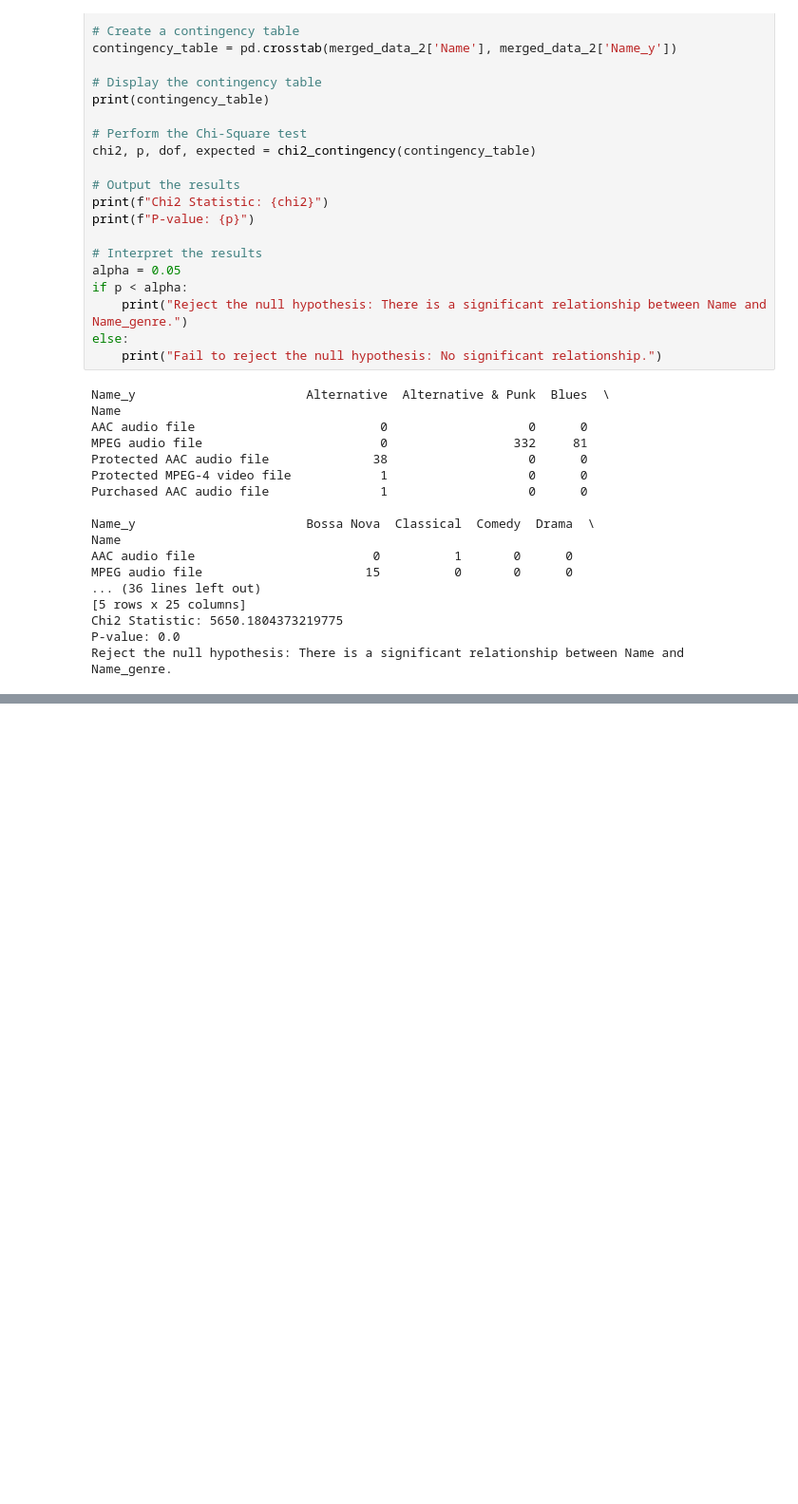
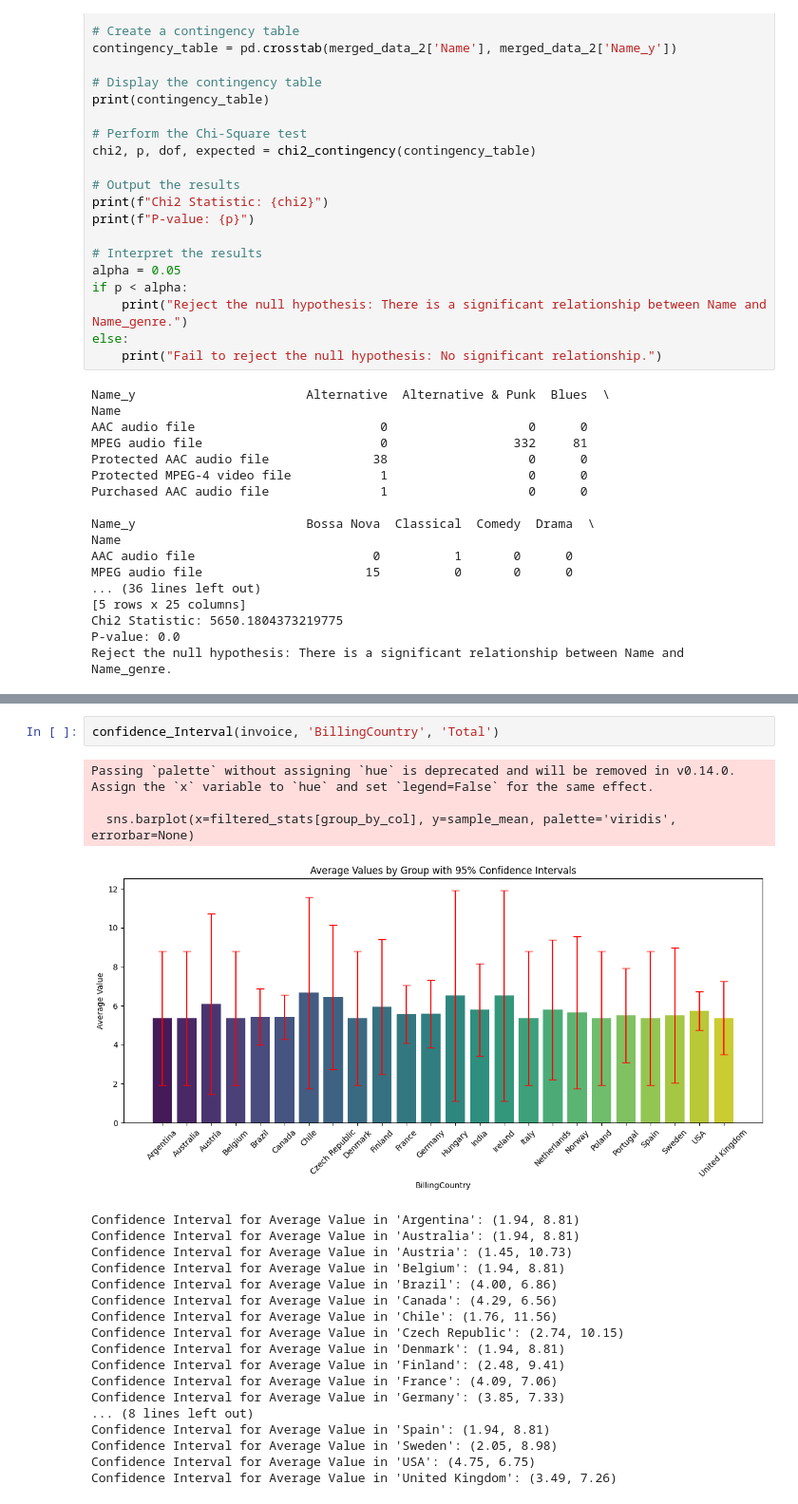
Before and after one commit to fahosseini79/Chinook_project, a Jupyter notebook: Final.ipynb, the cells around one changed output, grey strips where cells are left out. Shown at 95% size. Drawn from its saved outputs; the diff is of its cells as text; blank space fills up the shorter version.

```diff
--- a/Final.ipynb
+++ b/Final.ipynb
@@ -902,0 +973,24 @@ Reject the null hypothesis: There is a significant relationship between Name and
+# %%
+confidence_Interval(invoice, 'BillingCountry', 'Total')
+# %% [output]
+Passing `palette` without assigning `hue` is deprecated and will be removed in v0.14.0. Assign the `x` variable to `hue` and set `legend=False` for the same effect.
+
+  sns.barplot(x=filtered_stats[group_by_col], y=sample_mean, palette='viridis', errorbar=None)
+[figure, added]
+Confidence Interval for Average Value in 'Argentina': (1.94, 8.81)
+Confidence Interval for Average Value in 'Australia': (1.94, 8.81)
+Confidence Interval for Average Value in 'Austria': (1.45, 10.73)
+Confidence Interval for Average Value in 'Belgium': (1.94, 8.81)
+Confidence Interval for Average Value in 'Brazil': (4.00, 6.86)
+Confidence Interval for Average Value in 'Canada': (4.29, 6.56)
+Confidence Interval for Average Value in 'Chile': (1.76, 11.56)
+Confidence Interval for Average Value in 'Czech Republic': (2.74, 10.15)
+Confidence Interval for Average Value in 'Denmark': (1.94, 8.81)
+Confidence Interval for Average Value in 'Finland': (2.48, 9.41)
+Confidence Interval for Average Value in 'France': (4.09, 7.06)
+Confidence Interval for Average Value in 'Germany': (3.85, 7.33)
+... (8 lines left out)
+Confidence Interval for Average Value in 'Spain': (1.94, 8.81)
+Confidence Interval for Average Value in 'Sweden': (2.05, 8.98)
+Confidence Interval for Average Value in 'USA': (4.75, 6.75)
+Confidence Interval for Average Value in 'United Kingdom': (3.49, 7.26)
```
Also changed, not shown: parts of 1 cell of this notebook.
